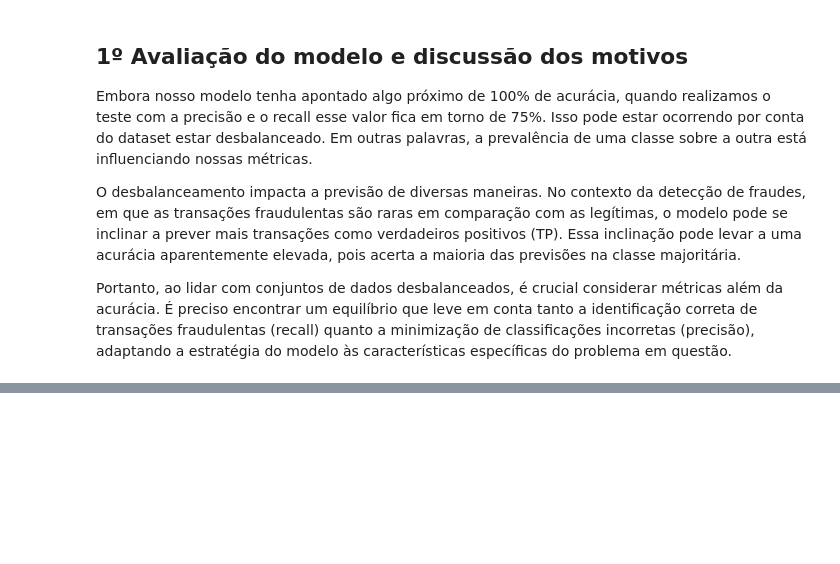
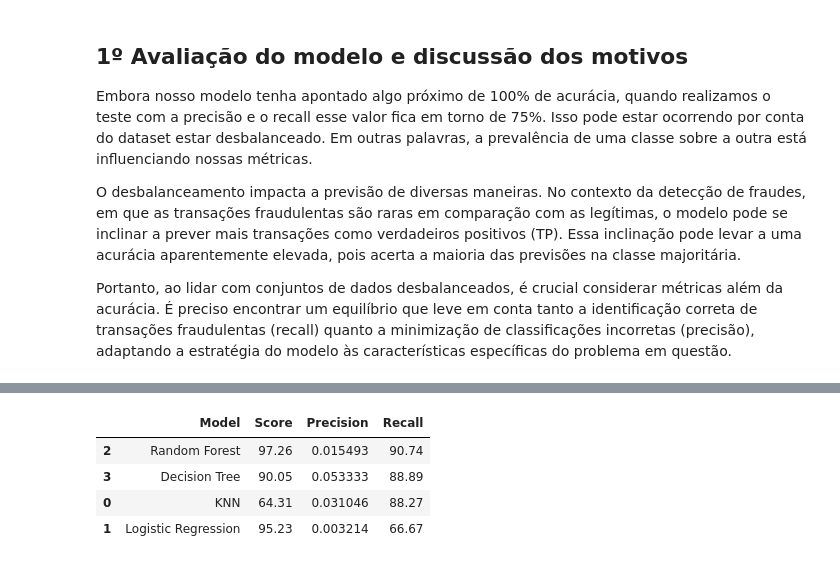
Before and after one commit to lucasarauj0h/advancing-in-python, a Jupyter notebook: data_analysis/credit_fraud/credit_fraud_prediction.ipynb, the cells around one changed output, grey strips where cells are left out. Cells and saved outputs as stored; diff of their text form; code cells hidden in the pictures; blank space fills up the shorter version.

```diff
--- a/data_analysis/credit_fraud/credit_fraud_prediction.ipynb
+++ b/data_analysis/credit_fraud/credit_fraud_prediction.ipynb
@@ -193,0 +323,8 @@ Portanto, ao lidar com conjuntos de dados desbalanceados, é crucial considerar
+# %%
+table_score(X_res, X_test, y_res, y_test)
+# %% [output]
+|  | Model | Score | Precision | Recall |
+| 2 | Random Forest | 97.26 | 0.015493 | 90.74 |
+| 3 | Decision Tree | 90.05 | 0.053333 | 88.89 |
+| 0 | KNN | 64.31 | 0.031046 | 88.27 |
+| 1 | Logistic Regression | 95.23 | 0.003214 | 66.67 |
```
Also changed, not shown: parts of 28 cells of this notebook, 1 other file.
